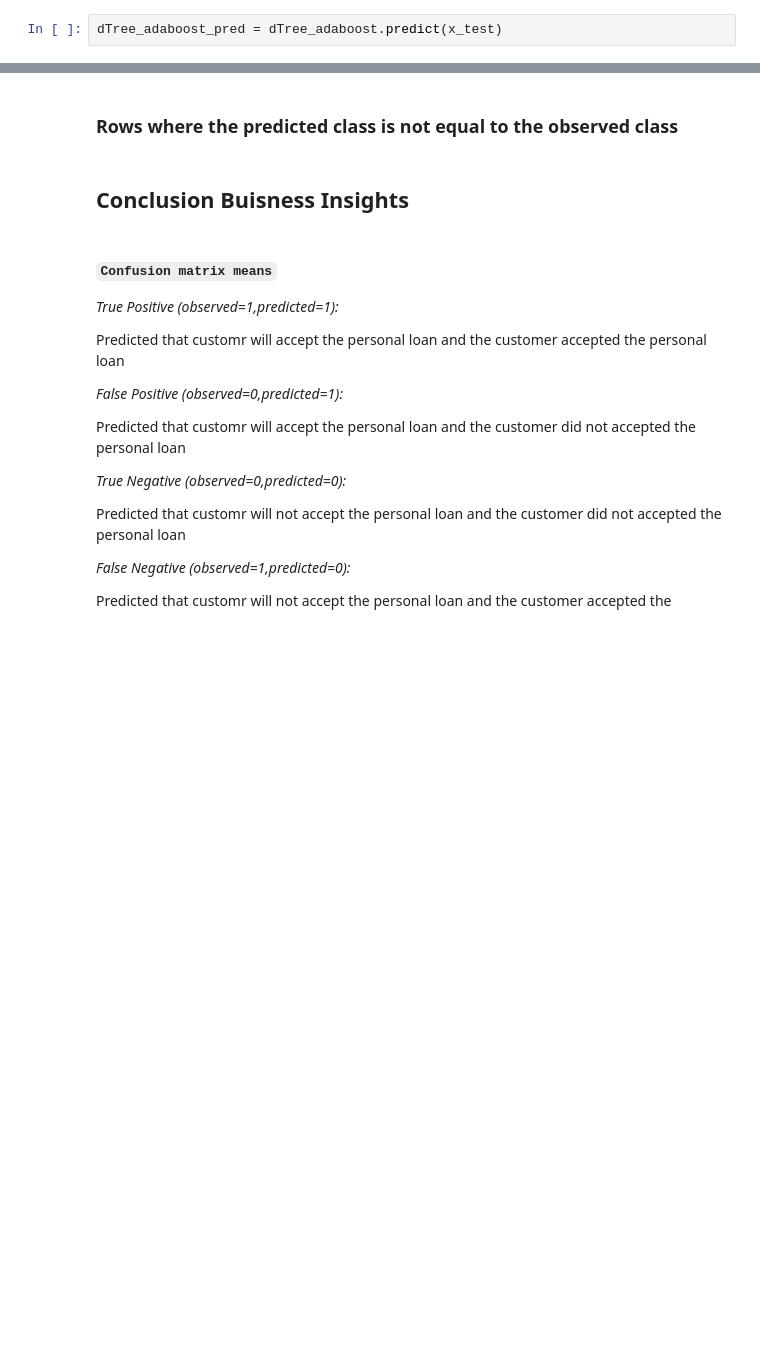
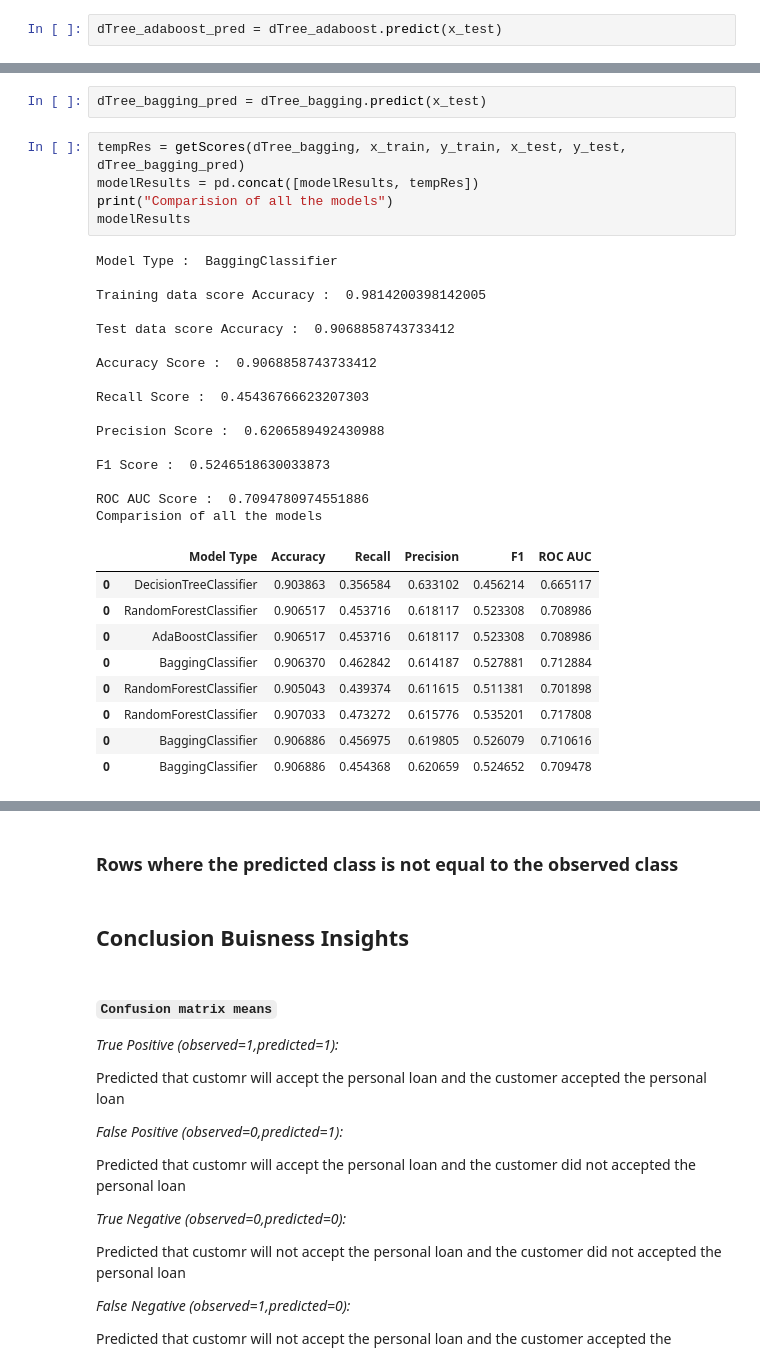
Before and after one commit to swaroop-raj/machine-learning, a Jupyter notebook: Term_Deposit_Subscription.ipynb, the cells around one changed output, grey strips where cells are left out. Saved outputs shown, nothing was run; the diff lists cells and outputs as text; blank space fills up the shorter version.

```diff
--- a/Term_Deposit_Subscription.ipynb
+++ b/Term_Deposit_Subscription.ipynb
@@ -711,0 +944,33 @@ modelResults
+# %%
+dTree_bagging_pred = dTree_bagging.predict(x_test)
+# %%
+tempRes = getScores(dTree_bagging, x_train, y_train, x_test, y_test, dTree_bagging_pred)
+modelResults = pd.concat([modelResults, tempRes])
+print("Comparision of all the models")
+modelResults
+# %% [output]
+Model Type :  BaggingClassifier
+
+Training data score Accuracy :  0.9814200398142005
+
+Test data score Accuracy :  0.9068858743733412
+
+Accuracy Score :  0.9068858743733412
+
+Recall Score :  0.45436766623207303
+
+Precision Score :  0.6206589492430988
+
+F1 Score :  0.5246518630033873
+
+ROC AUC Score :  0.7094780974551886
+Comparision of all the models
+|  | Model Type | Accuracy | Recall | Precision | F1 | ROC AUC |
+| 0 | DecisionTreeClassifier | 0.903863 | 0.356584 | 0.633102 | 0.456214 | 0.665117 |
+| 0 | RandomForestClassifier | 0.906517 | 0.453716 | 0.618117 | 0.523308 | 0.708986 |
+| 0 | AdaBoostClassifier | 0.906517 | 0.453716 | 0.618117 | 0.523308 | 0.708986 |
+| 0 | BaggingClassifier | 0.906370 | 0.462842 | 0.614187 | 0.527881 | 0.712884 |
+| 0 | RandomForestClassifier | 0.905043 | 0.439374 | 0.611615 | 0.511381 | 0.701898 |
+| 0 | RandomForestClassifier | 0.907033 | 0.473272 | 0.615776 | 0.535201 | 0.717808 |
+| 0 | BaggingClassifier | 0.906886 | 0.456975 | 0.619805 | 0.526079 | 0.710616 |
+| 0 | BaggingClassifier | 0.906886 | 0.454368 | 0.620659 | 0.524652 | 0.709478 |
```
Also changed, not shown: parts of 37 cells of this notebook.
